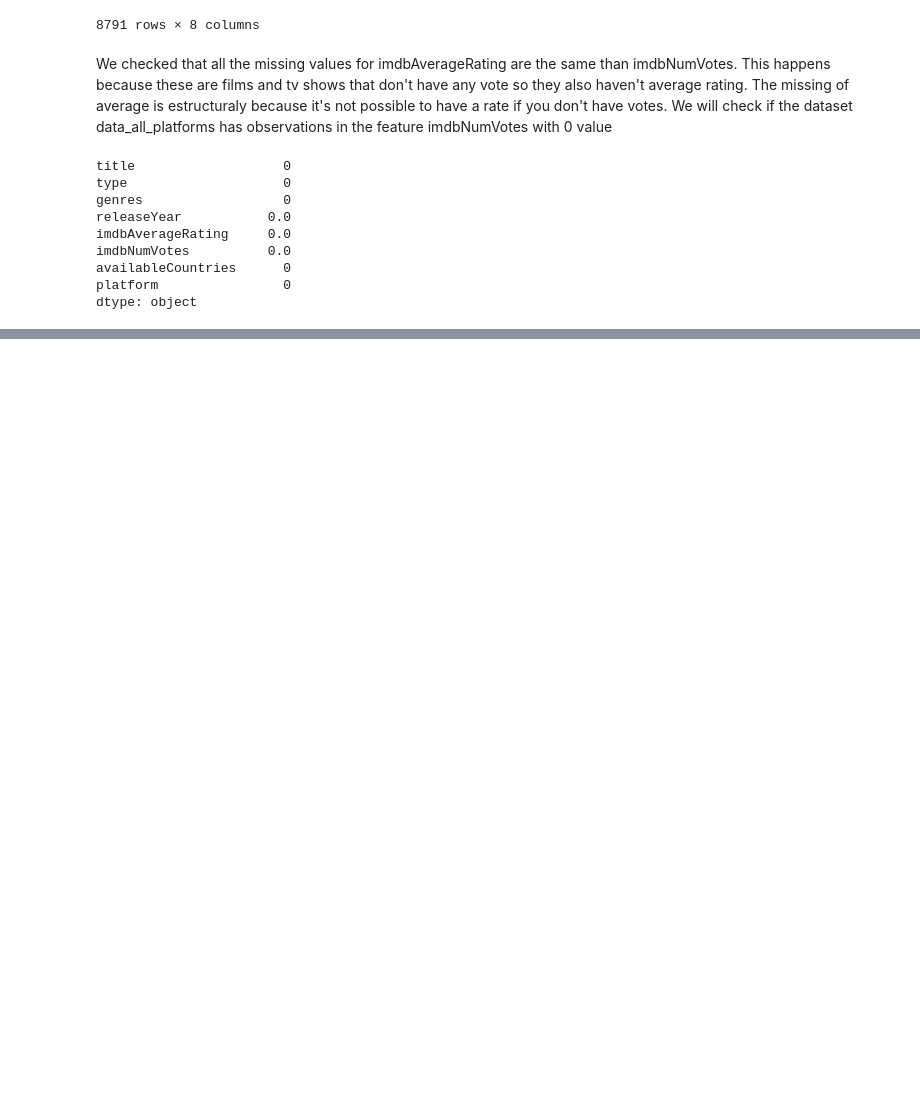
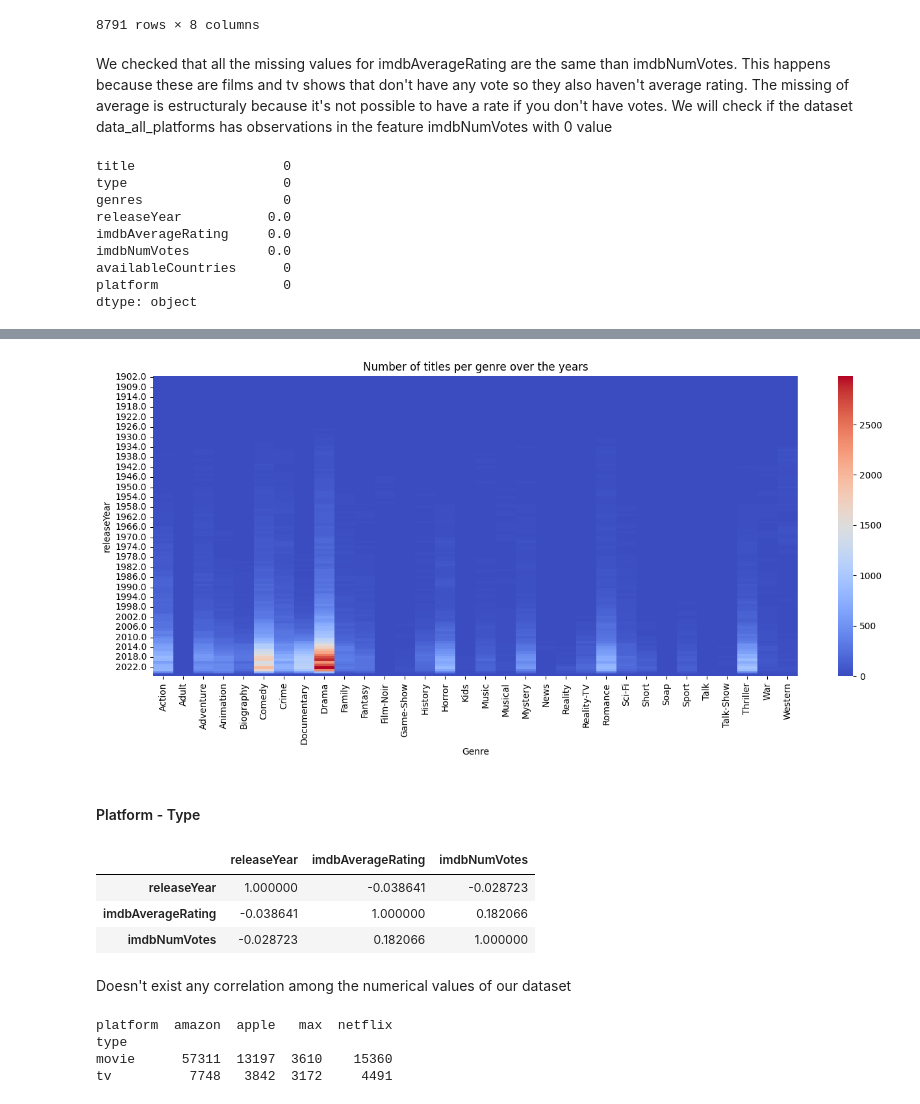
Before and after one commit to AndreuCalvo/-Data-Science-Portfolio-Films-TVShow-Platforms, a Jupyter notebook: analysis.ipynb, the cells around one changed output, grey strips where cells are left out. Drawn from its saved outputs; the diff is of its cells as text; code cells hidden in the pictures; blank space fills up the shorter version.

```diff
--- a/analysis.ipynb
+++ b/analysis.ipynb
@@ -544,0 +691,10 @@ So, we can change the missing values in imdbNumVotes as 0, and create a new type
+# %%
+# Melt the dataframe to reshape it
+melted_df = data_all_platforms_extended.melt(id_vars=['releaseYear'], value_vars=valid_genres, var_name='Genre', value_name='Count')
+
+# Filter out rows where Count is 0
+melted_df = melted_df[melted_df['Count'] != 0]
+
+# Create the crosstab
+crosstab_genre_year = pd.crosstab(melted_df['releaseYear'], melted_df['Genre'])
+print(crosstab_genre_year)
@@ -544,0 +719,26 @@ So, we can change the missing values in imdbNumVotes as 0, and create a new type
+# %%
+plt.figure(figsize=(16, 6))
+sns.heatmap(crosstab_genre_year, cmap='coolwarm')
+plt.title('Number of titles per genre over the years')
+plt.show()
+# %% [output]
+[figure, added]
+# %% [markdown]
+#### Platform - Type
+# %%
+data_all_platforms.select_dtypes(np.float_).corr()
+# %% [output]
+|  | releaseYear | imdbAverageRating | imdbNumVotes |
+| releaseYear | 1.000000 | -0.038641 | -0.028723 |
+| imdbAverageRating | -0.038641 | 1.000000 | 0.182066 |
+| imdbNumVotes | -0.028723 | 0.182066 | 1.000000 |
+# %% [markdown]
+Doesn't exist any correlation among the numerical values of our dataset
+# %%
+crosstab_type_plat = pd.crosstab(data_all_platforms['type'], data_all_platforms['platform'])
+print(crosstab_type_plat)
+# %% [output]
+platform  amazon  apple   max  netflix
+type
+movie      57311  13197  3610    15360
+tv          7748   3842  3172     4491
```
Also changed, not shown: parts of 51 cells of this notebook, 1 other file.
